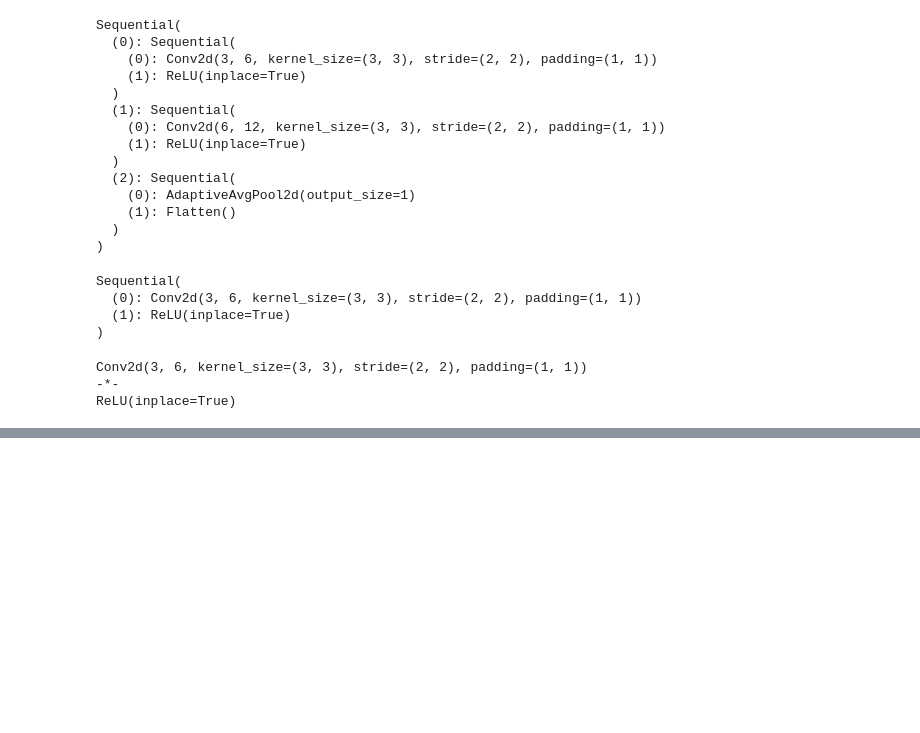
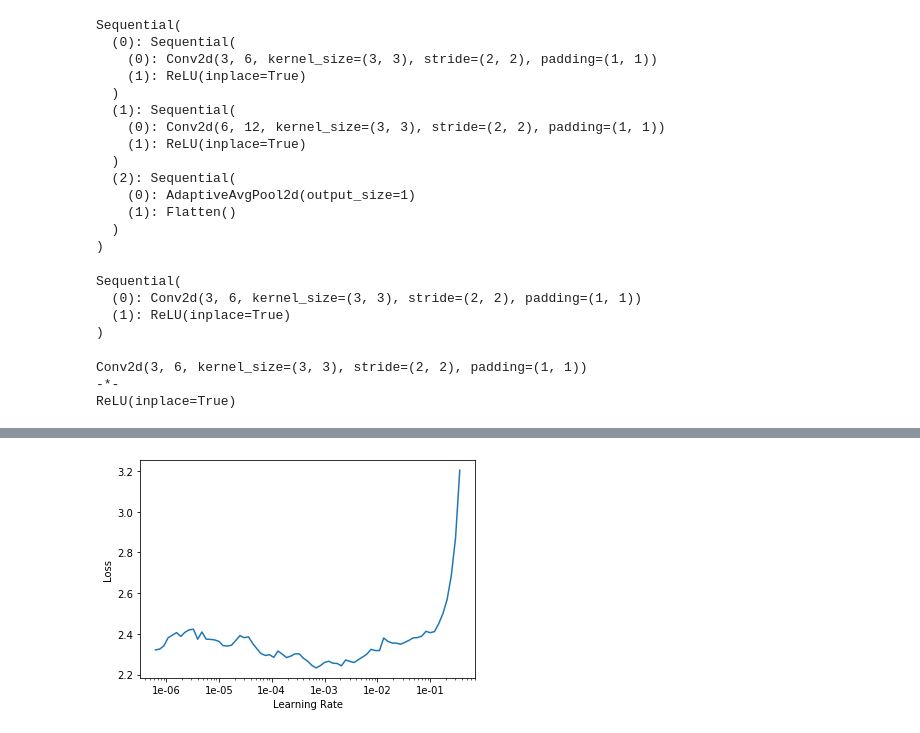
Before and after one commit to davanstrien/Website-Classification, a Jupyter notebook: notebooks/05_model.ipynb, the cells around one changed output, grey strips where cells are left out. Cells and saved outputs as stored; diff of their text form; code cells hidden in the pictures; blank space fills up the shorter version.

```diff
--- a/notebooks/05_model.ipynb
+++ b/notebooks/05_model.ipynb
@@ -96,4 +129,4 @@ valid_sampler = SortSampler(data_nlp.valid_ds.x, key=lambda t: len(data_nlp.vali
 # %%
 train_dl = DataLoader(train_ds, bs//2, sampler=train_sampler)
 valid_dl = DataLoader(valid_ds, bs, sampler=valid_sampler)
-data = DataBunch(train_dl, valid_dl, device=defaults.device, collate_fn=my_collate, path='.')
+data = DataBunch(train_dl, valid_dl, device=defaults.device, collate_fn=collate, path='.')
@@ -153,3 +195,8 @@ print(flatten_model(m)[1])
 Conv2d(3, 6, kernel_size=(3, 3), stride=(2, 2), padding=(1, 1))
 -*-
 ReLU(inplace=True)
+# %%
+lin_layers = [446+50, 24]
+ps = [0.8]
+model = ConcatModel(learn_tab.model, learn_nlp.model, lin_layers, ps)
+model
@@ -169,2 +231,4 @@ loss_func = LabelSmoothingCrossEntropy()
+# %%
+loss_func = nn.CrossEntropyLoss()
 # %%
-learn = Learner(data, model, loss_func=loss_func, metrics=accuracy, layer_groups=layer_groups)
+learn = Learner(data, model, loss_func=loss_func, metrics=accuracy) #layer_groups=layer_groups)
@@ -170,0 +242,4 @@ learn = Learner(data, model, loss_func=loss_func, metrics=accuracy, layer_groups
+# %%
+learn.recorder.plot()
+# %% [output]
+[figure, added]
```
Also changed, not shown: parts of 19 cells of this notebook, 3 other files.
